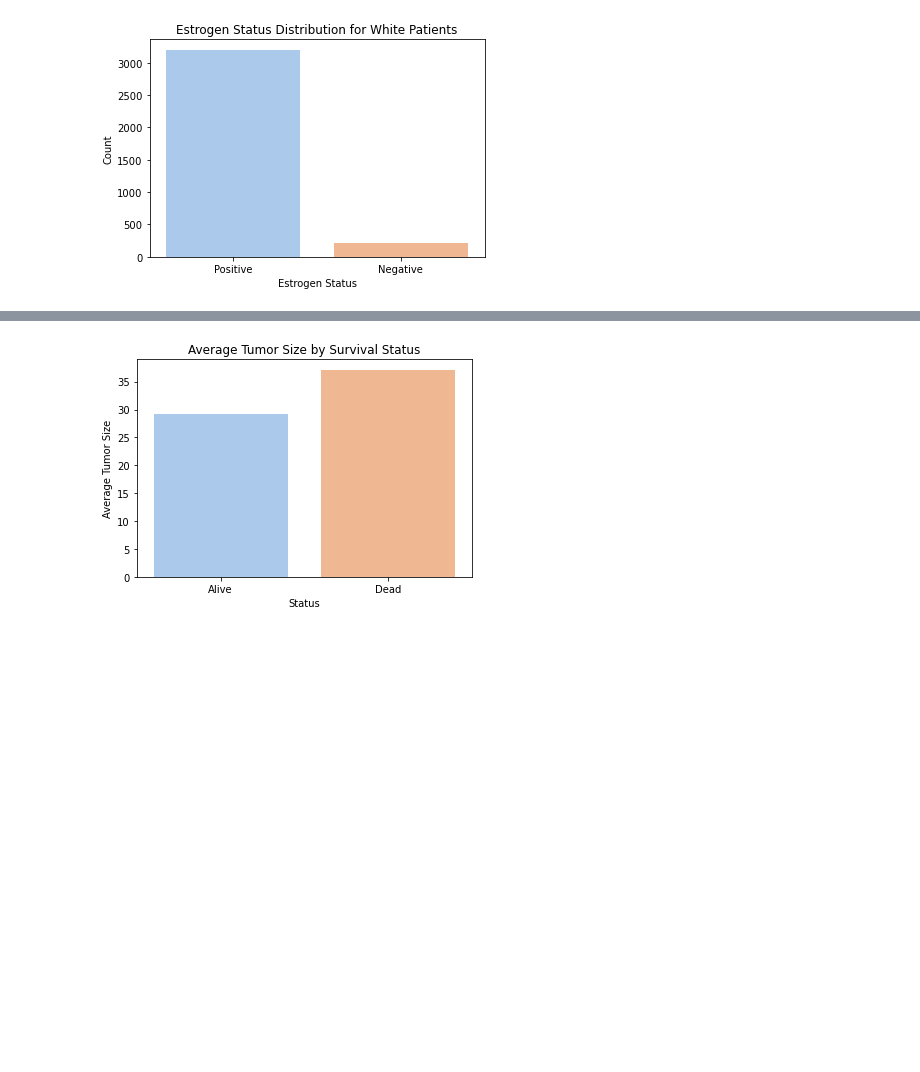
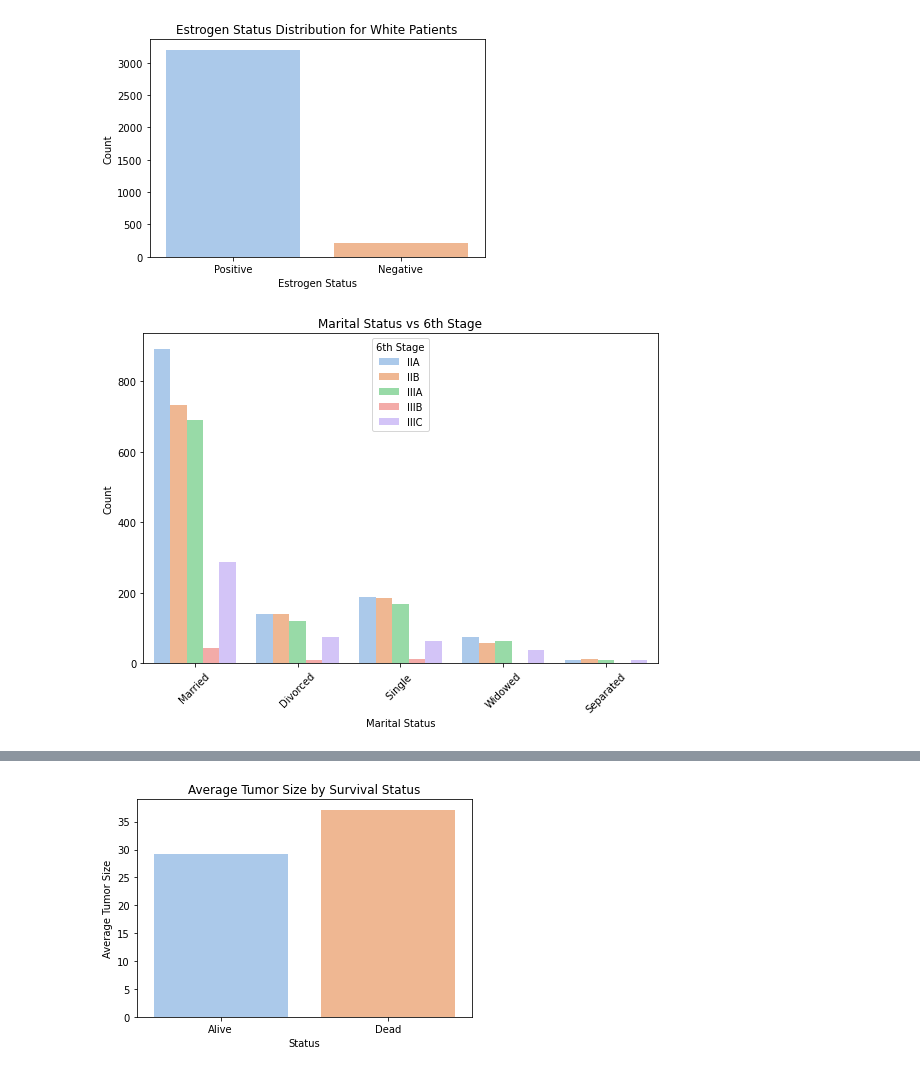
Before and after one commit to IsraaMohamedGaber/Breast-Cancer-Detection, a Jupyter notebook: Breast_Cancer.ipynb, the cells around one changed output, grey strips where cells are left out. Saved outputs shown, nothing was run; the diff lists cells and outputs as text; code cells hidden in the pictures; blank space fills up the shorter version.

```diff
--- a/Breast_Cancer.ipynb
+++ b/Breast_Cancer.ipynb
@@ -155,3 +182,21 @@ plt.ylabel('Count')
 plt.show()
 # %% [output]
 [figure]
+# %%
+plt.figure(figsize=(8,6))
+sns.countplot(
+    data=data,
+    x='Marital Status',
+    hue='6th Stage',
+    palette='pastel',
+    hue_order=['IIA', 'IIB', 'IIIA', 'IIIB', 'IIIC']
+)
+plt.title('Marital Status vs 6th Stage')
+plt.xlabel('Marital Status')
+plt.ylabel('Count')
+plt.legend(title='6th Stage')
+plt.xticks(rotation=45)
+plt.tight_layout()
+plt.show()
+# %% [output]
+[figure, added]
```
Also changed, not shown: parts of 18 cells of this notebook.
